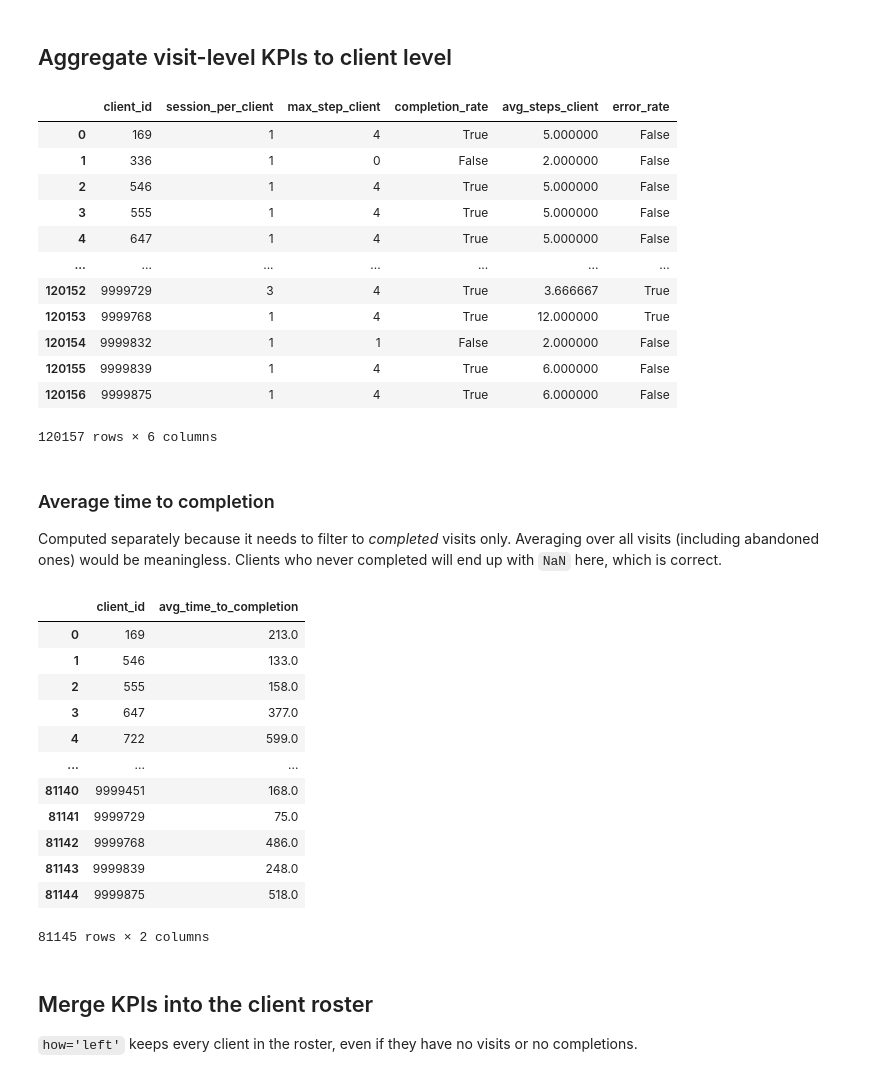
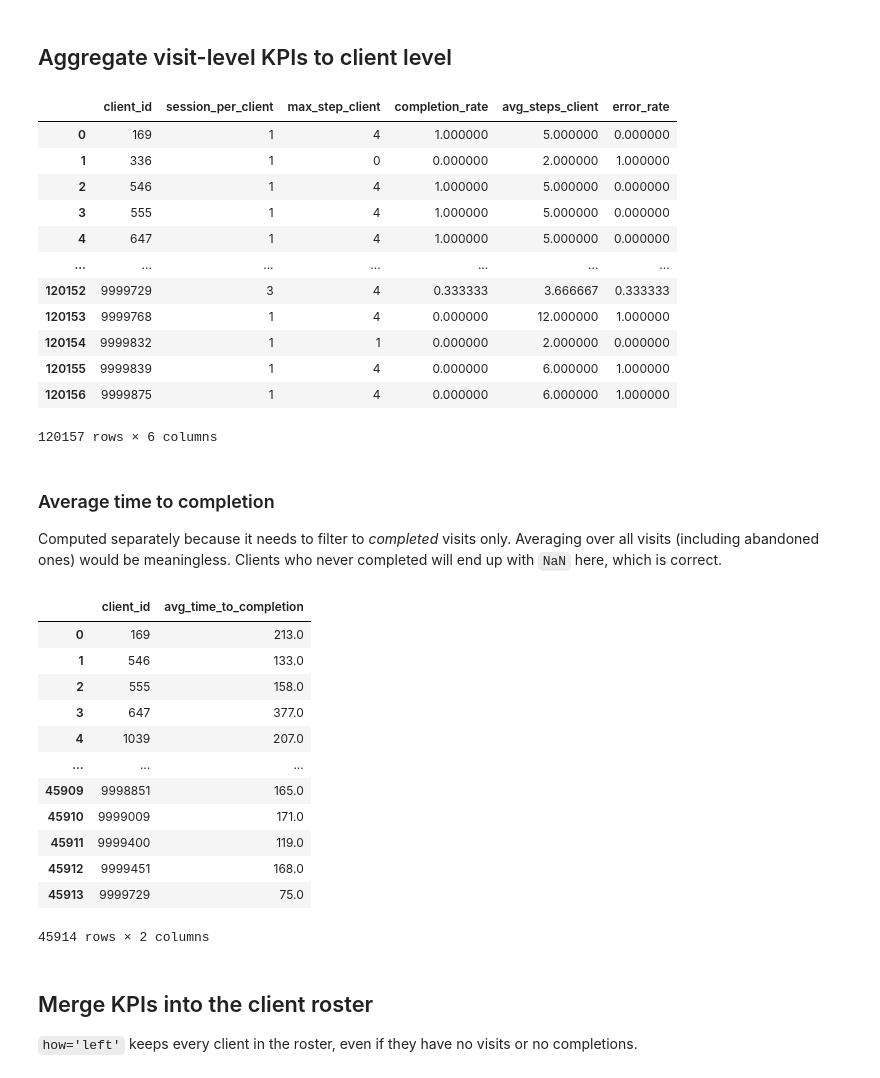
Before and after one commit to anwenvroberts-max/vanguard_AB, a Jupyter notebook: notebooks/clients_kpi.ipynb, the cells around one changed output. Saved outputs shown, nothing was run; the diff lists cells and outputs as text; code cells hidden in the pictures.

```diff
--- a/notebooks/clients_kpi.ipynb
+++ b/notebooks/clients_kpi.ipynb
@@ -37,32 +62,32 @@ df_clients_roster['gendr'] = df_clients_roster['gendr'].replace({'X': 'U'})
 # %%
 summary = df_visits.groupby("client_id").agg(
     session_per_client =("visit_id", "count"),
     max_step_client = ("max_step_reached", "max"),
-    completion_rate = ("reached_confirm", 'max'),
+    completion_rate = ("smooth_visit", "mean"),
     avg_steps_client = ("n_steps_session", "mean"),
-    error_rate=("went_backwards", "max")).reset_index()
+    error_rate=("had_error", "mean")).reset_index()
 
 summary
 # %% [output]
 |  | client_id | session_per_client | max_step_client | completion_rate | avg_steps_client | error_rate |
-| 0 | 169 | 1 | 4 | True | 5.000000 | False |
-| 1 | 336 | 1 | 0 | False | 2.000000 | False |
-| 2 | 546 | 1 | 4 | True | 5.000000 | False |
-| 3 | 555 | 1 | 4 | True | 5.000000 | False |
-| 4 | 647 | 1 | 4 | True | 5.000000 | False |
+| 0 | 169 | 1 | 4 | 1.000000 | 5.000000 | 0.000000 |
+| 1 | 336 | 1 | 0 | 0.000000 | 2.000000 | 1.000000 |
+| 2 | 546 | 1 | 4 | 1.000000 | 5.000000 | 0.000000 |
+| 3 | 555 | 1 | 4 | 1.000000 | 5.000000 | 0.000000 |
+| 4 | 647 | 1 | 4 | 1.000000 | 5.000000 | 0.000000 |
 | ... | ... | ... | ... | ... | ... | ... |
-| 120152 | 9999729 | 3 | 4 | True | 3.666667 | True |
-| 120153 | 9999768 | 1 | 4 | True | 12.000000 | True |
-| 120154 | 9999832 | 1 | 1 | False | 2.000000 | False |
-| 120155 | 9999839 | 1 | 4 | True | 6.000000 | False |
-| 120156 | 9999875 | 1 | 4 | True | 6.000000 | False |
+| 120152 | 9999729 | 3 | 4 | 0.333333 | 3.666667 | 0.333333 |
+| 120153 | 9999768 | 1 | 4 | 0.000000 | 12.000000 | 1.000000 |
+| 120154 | 9999832 | 1 | 1 | 0.000000 | 2.000000 | 0.000000 |
+| 120155 | 9999839 | 1 | 4 | 0.000000 | 6.000000 | 1.000000 |
+| 120156 | 9999875 | 1 | 4 | 0.000000 | 6.000000 | 1.000000 |
 120157 rows × 6 columns
 # %% [markdown]
 ### Average time to completion
 
 Computed separately because it needs to filter to *completed* visits only. Averaging over all visits (including abandoned ones) would be meaningless. Clients who never completed will end up with `NaN` here, which is correct.
 # %%
-time_completion = df_visits[df_visits["reached_confirm"]].groupby("client_id").agg(
+time_completion = df_visits[df_visits["smooth_visit"]].groupby("client_id").agg(
     avg_time_to_completion = ("visit_duration_sec", "mean")).reset_index()
 
 time_completion
@@ -72,14 +97,14 @@ time_completion
 | 1 | 546 | 133.0 |
 | 2 | 555 | 158.0 |
 | 3 | 647 | 377.0 |
-| 4 | 722 | 599.0 |
+| 4 | 1039 | 207.0 |
 | ... | ... | ... |
-| 81140 | 9999451 | 168.0 |
-| 81141 | 9999729 | 75.0 |
-| 81142 | 9999768 | 486.0 |
-| 81143 | 9999839 | 248.0 |
-| 81144 | 9999875 | 518.0 |
+| 45909 | 9998851 | 165.0 |
+| 45910 | 9999009 | 171.0 |
+| 45911 | 9999400 | 119.0 |
+| 45912 | 9999451 | 168.0 |
+| 45913 | 9999729 | 75.0 |
-81145 rows × 2 columns
+45914 rows × 2 columns
 # %% [markdown]
 ## Merge KPIs into the client roster
 
```
Also changed, not shown: parts of 3 cells of this notebook, 6 other files.
